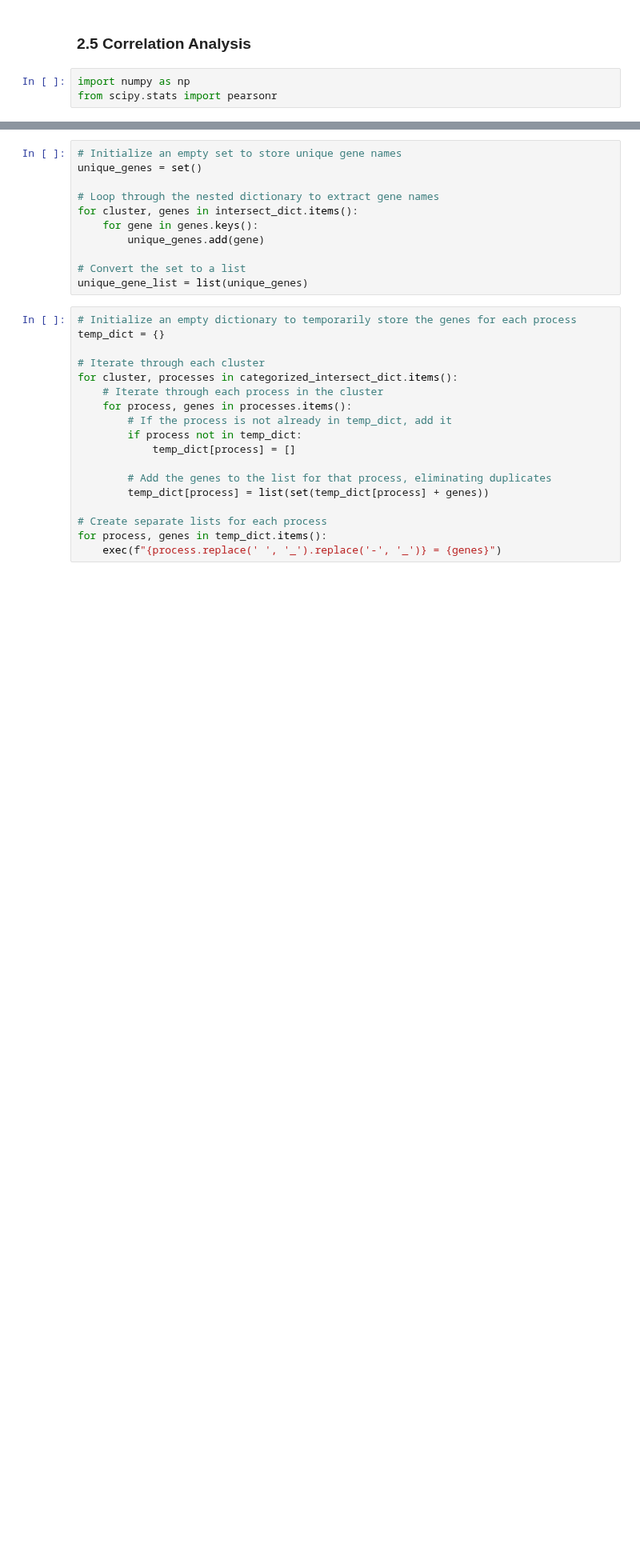
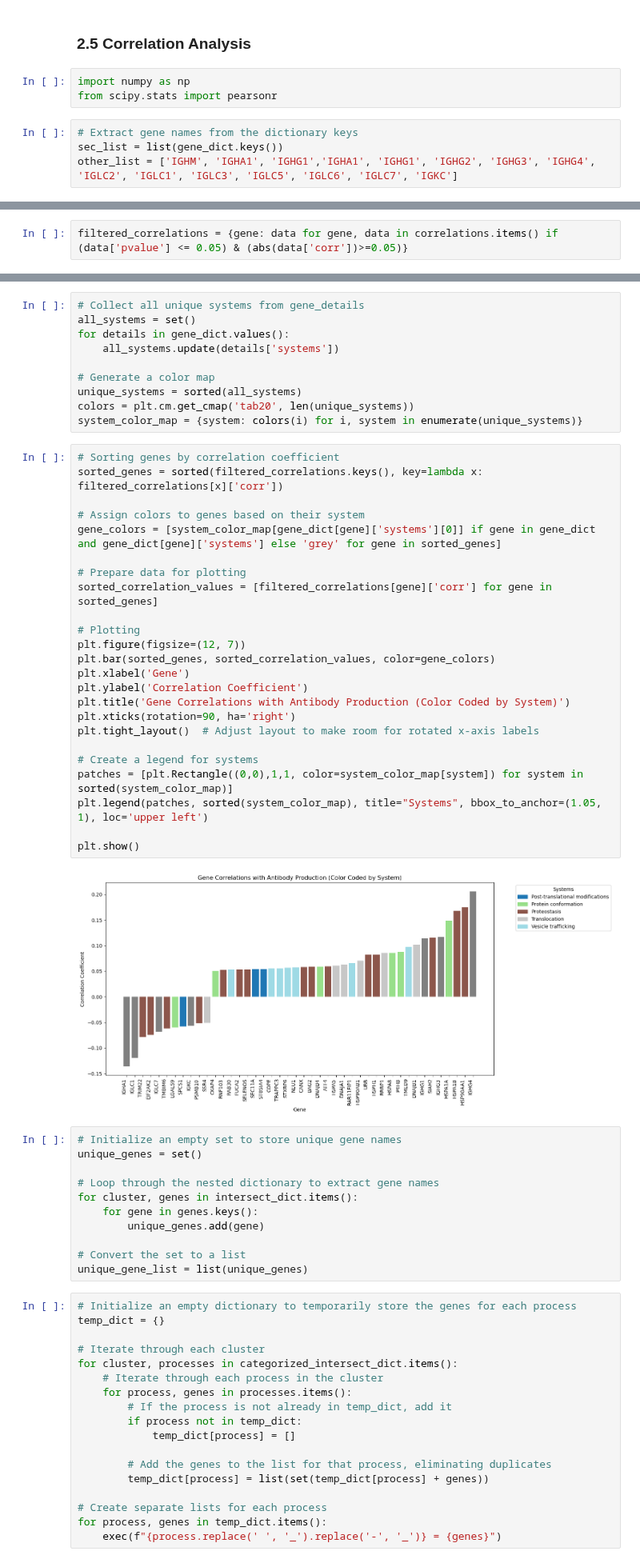
Before and after one commit to pablodig/secRecon-Secretory-Pathway-Reconstruction, a Jupyter notebook: 02 Immunoglobulin Annotation and Visualization.ipynb, the cells around one changed output, grey strips where cells are left out. Shown at 80% size. Drawn from its saved outputs; the diff is of its cells as text; blank space fills up the shorter version.

```diff
--- a/02 Immunoglobulin Annotation and Visualization.ipynb
+++ b/02 Immunoglobulin Annotation and Visualization.ipynb
@@ -517,4 +517,8 @@ plt.show()
 # %%
 import numpy as np
 from scipy.stats import pearsonr
+# %%
+# Extract gene names from the dictionary keys
+sec_list = list(gene_dict.keys())
+other_list = ['IGHM', 'IGHA1', 'IGHG1','IGHA1', 'IGHG1', 'IGHG2', 'IGHG3', 'IGHG4', 'IGLC2', 'IGLC1', 'IGLC3', 'IGLC5', 'IGLC6', 'IGLC7', 'IGKC']
 # %%
@@ -596,0 +582,2 @@ plt.show()
+# %%
+filtered_correlations = {gene: data for gene, data in correlations.items() if (data['pvalue'] <= 0.05) & (abs(data['corr'])>=0.05)}
@@ -597,3 +604,39 @@ plt.show()
+# %%
+# Collect all unique systems from gene_details
+all_systems = set()
+for details in gene_dict.values():
+    all_systems.update(details['systems'])
+
+# Generate a color map
+unique_systems = sorted(all_systems)
+colors = plt.cm.get_cmap('tab20', len(unique_systems))
+system_color_map = {system: colors(i) for i, system in enumerate(unique_systems)}
+# %%
+# Sorting genes by correlation coefficient
+sorted_genes = sorted(filtered_correlations.keys(), key=lambda x: filtered_correlations[x]['corr'])
+
+# Assign colors to genes based on their system
+gene_colors = [system_color_map[gene_dict[gene]['systems'][0]] if gene in gene_dict and gene_dict[gene]['systems'] else 'grey' for gene in sorted_genes]
+
+# Prepare data for plotting
+sorted_correlation_values = [filtered_correlations[gene]['corr'] for gene in sorted_genes]
+
+# Plotting
+plt.figure(figsize=(12, 7))
+plt.bar(sorted_genes, sorted_correlation_values, color=gene_colors)
+plt.xlabel('Gene')
+plt.ylabel('Correlation Coefficient')
+plt.title('Gene Correlations with Antibody Production (Color Coded by System)')
+plt.xticks(rotation=90, ha='right')
+plt.tight_layout()  # Adjust layout to make room for rotated x-axis labels
+
+# Create a legend for systems
+patches = [plt.Rectangle((0,0),1,1, color=system_color_map[system]) for system in sorted(system_color_map)]
+plt.legend(patches, sorted(system_color_map), title="Systems", bbox_to_anchor=(1.05, 1), loc='upper left')
+
+plt.show()
+# %% [output]
+[figure, added]
 # %%
 # Initialize an empty set to store unique gene names
 unique_genes = set()
```
Also changed, not shown: parts of 4 cells of this notebook, 3 other files.
